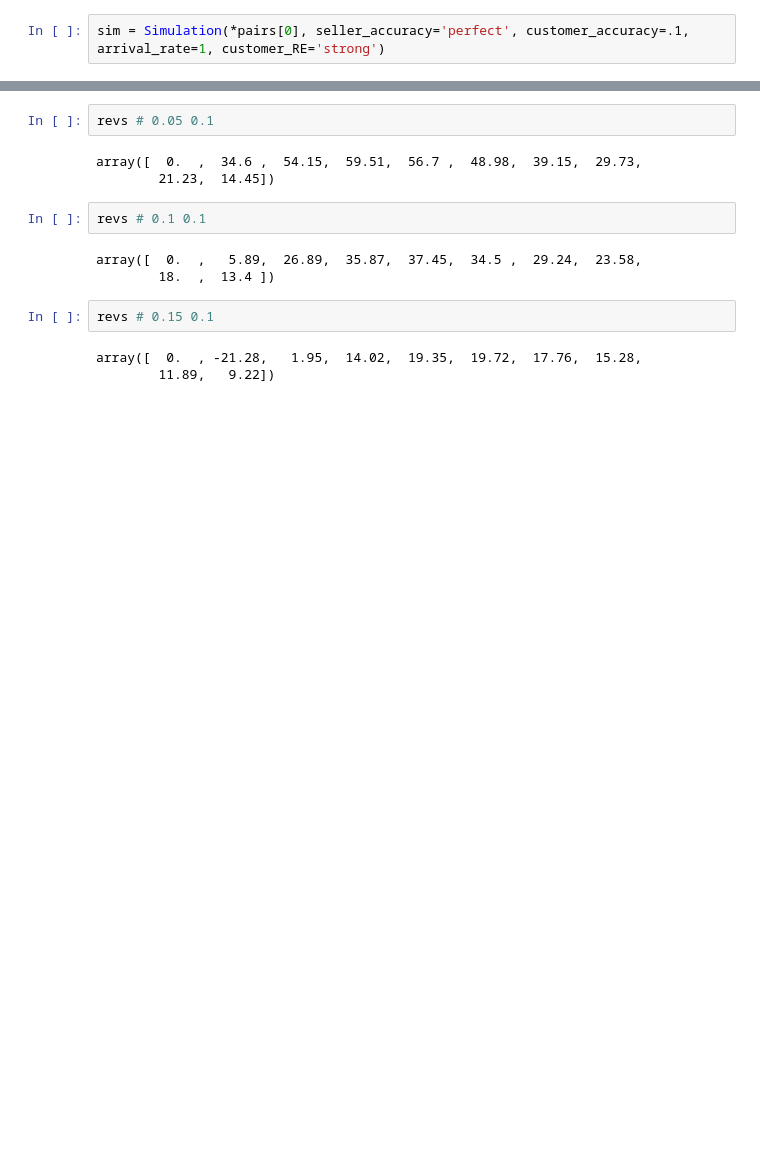
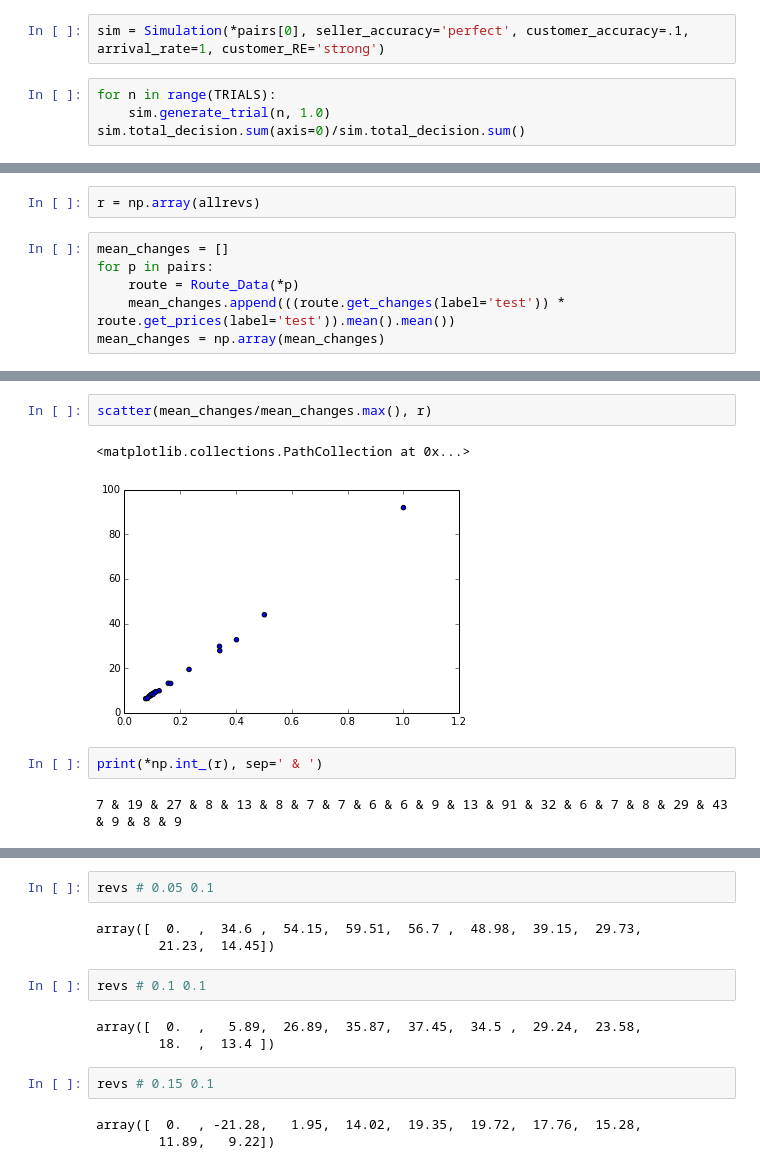
Before and after one commit to vankempen/Thesis, a Jupyter notebook: Simulation/Final simulation.ipynb, the cells around one changed output, grey strips where cells are left out. Drawn from its saved outputs; the diff is of its cells as text; blank space fills up the shorter version.

```diff
--- a/Simulation/Final simulation.ipynb
+++ b/Simulation/Final simulation.ipynb
@@ -236,3 +236,7 @@ class Simulation():
         return data * np.random.normal(1, err, data.shape)  # multiplication err term
 # %%
 sim = Simulation(*pairs[0], seller_accuracy='perfect', customer_accuracy=.1, arrival_rate=1, customer_RE='strong')
+# %%
+for n in range(TRIALS):
+    sim.generate_trial(n, 1.0)
+sim.total_decision.sum(axis=0)/sim.total_decision.sum()
@@ -238,0 +286,8 @@ sim = Simulation(*pairs[0], seller_accuracy='perfect', customer_accuracy=.1, arr
+# %%
+r = np.array(allrevs)
+# %%
+mean_changes = []
+for p in pairs:
+    route = Route_Data(*p)
+    mean_changes.append(((route.get_changes(label='test')) * route.get_prices(label='test')).mean().mean())
+mean_changes = np.array(mean_changes)
@@ -238,0 +298,9 @@ sim = Simulation(*pairs[0], seller_accuracy='perfect', customer_accuracy=.1, arr
+# %%
+scatter(mean_changes/mean_changes.max(), r)
+# %% [output]
+<matplotlib.collections.PathCollection at 0x...>
+[figure, added]
+# %%
+print(*np.int_(r), sep=' & ')
+# %% [output]
+7 & 19 & 27 & 8 & 13 & 8 & 7 & 7 & 6 & 6 & 9 & 13 & 91 & 32 & 6 & 7 & 8 & 29 & 43 & 9 & 8 & 9
```
Also changed, not shown: parts of 19 cells of this notebook, 4 other files.
